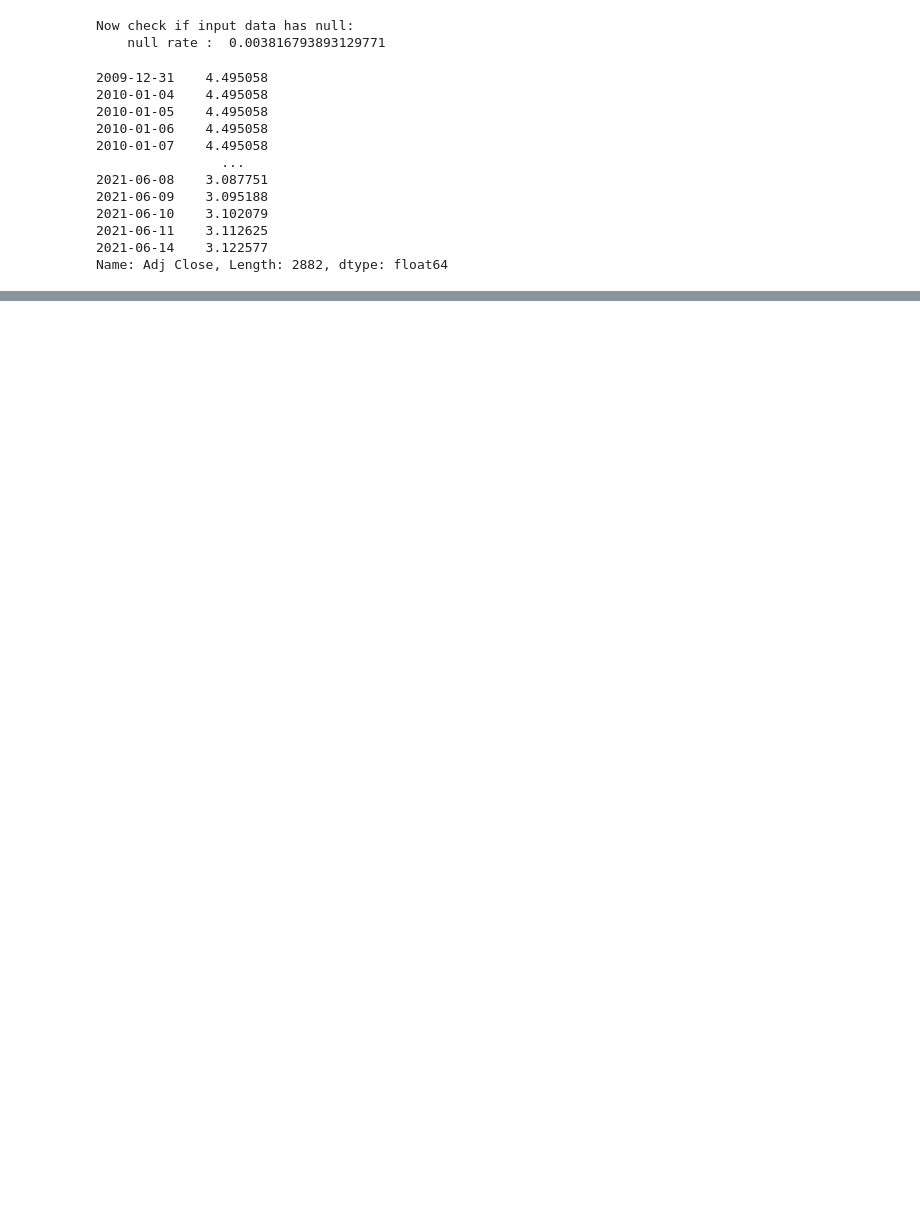
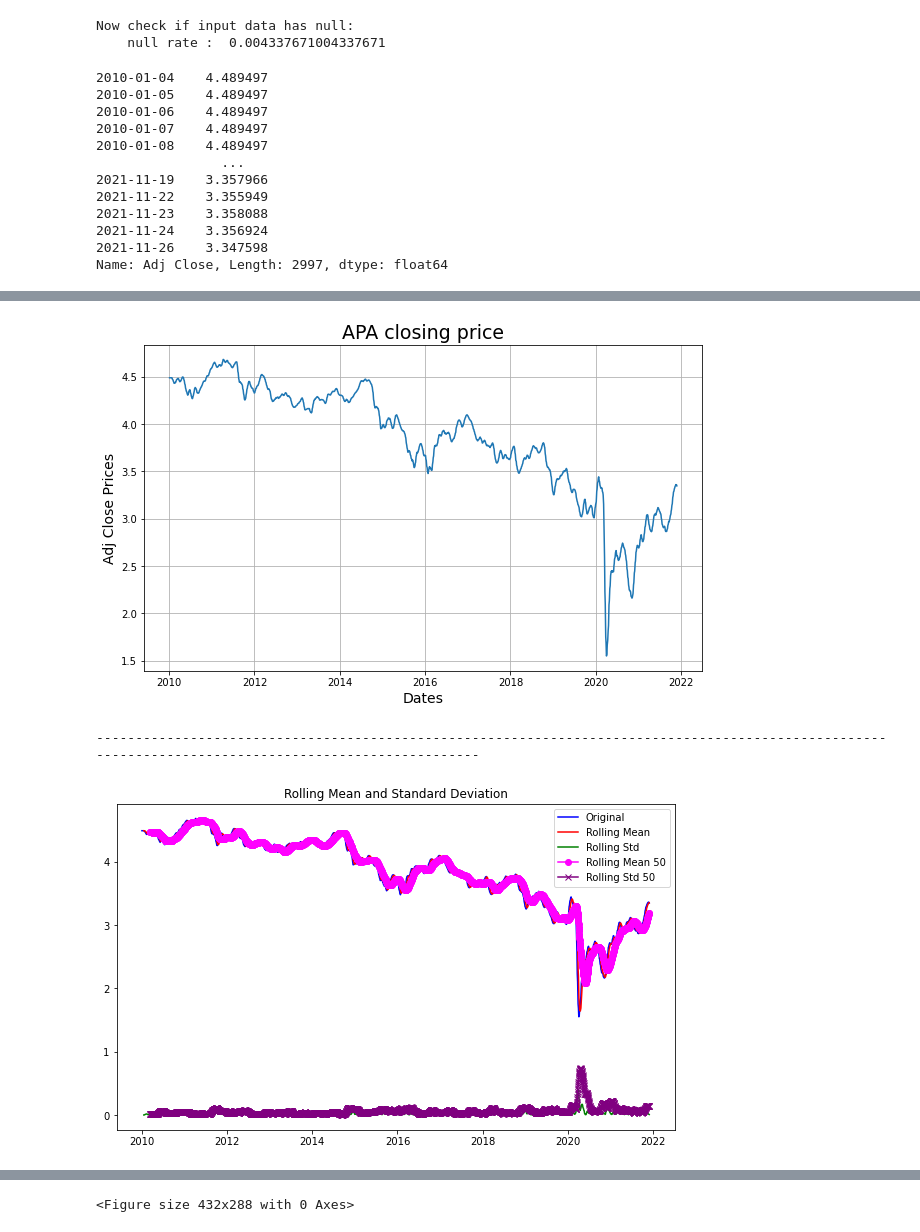
Before and after one commit to theabc50111/DL2021_final_dmlab_HCT_nccu, a Jupyter notebook: airma.ipynb, the cells around one changed output, grey strips where cells are left out. Saved outputs shown, nothing was run; the diff lists cells and outputs as text; code cells hidden in the pictures; blank space fills up the shorter version.

```diff
--- a/airma.ipynb
+++ b/airma.ipynb
@@ -74,20 +77,33 @@ time: 231 ms (started: 2021-12-27 17:52:50 +00:00)
 log_apa_price = prep.deal_null(log_apa_price, fill=True, fill_method="bfill")
 display(log_apa_price)
 log_apa_price = prep.deal_null(log_apa_price)
+
+log_apa_df = pd.DataFrame(log_apa_price, columns=[price_type])
+log_apa_eda = EDA(log_apa_df, obj_ticker, price_type)
+log_apa_eda.draw_ori_price()
+print("-"*150)
+log_apa_eda.test_stationarity()
+print("-"*150)
+log_apa_eda.seasonal_decompose(120)
+print("-"*150)
+log_apa_eda.draw_pacf(0)
+print("-"*150)
+log_apa_eda.draw_acf(0)
+print("-"*150)
 # %% [output]
 Now check if input data has null:
-    null rate :  0.003816793893129771
+    null rate :  0.004337671004337671
-2009-12-31    4.495058
-2010-01-04    4.495058
-2010-01-05    4.495058
-2010-01-06    4.495058
-2010-01-07    4.495058
+2010-01-04    4.489497
+2010-01-05    4.489497
+2010-01-06    4.489497
+2010-01-07    4.489497
+2010-01-08    4.489497
                 ...
-2021-06-08    3.087751
-2021-06-09    3.095188
-2021-06-10    3.102079
-2021-06-11    3.112625
-2021-06-14    3.122577
-Name: Adj Close, Length: 2882, dtype: float64
+2021-11-19    3.357966
+2021-11-22    3.355949
+2021-11-23    3.358088
+2021-11-24    3.356924
+2021-11-26    3.347598
+Name: Adj Close, Length: 2997, dtype: float64
 Now check if input data has null:
     null rate :  0.0
@@ -94,0 +110,3 @@ time: 3.4 ms (started: 2021-12-27 17:52:51 +00:00)
+[figure, added]
+------------------------------------------------------------------------------------------------------------------------------------------------------
+[figure, added]
@@ -94,0 +126 @@ time: 3.4 ms (started: 2021-12-27 17:52:51 +00:00)
+<Figure size 432x288 with 0 Axes>
```
Also changed, not shown: parts of 6 cells of this notebook, 7 other files.
